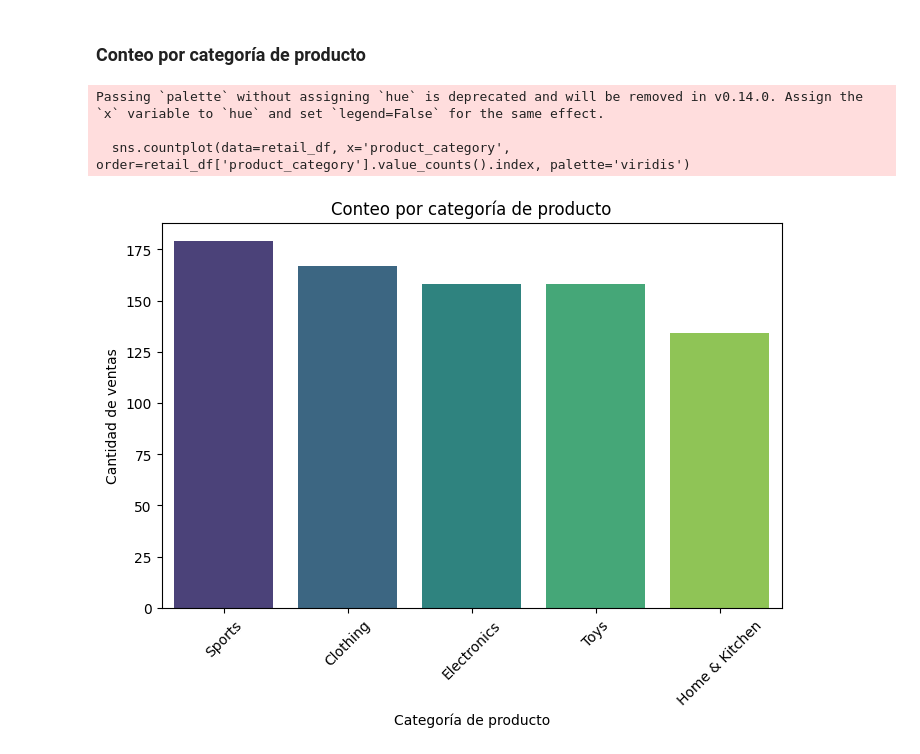
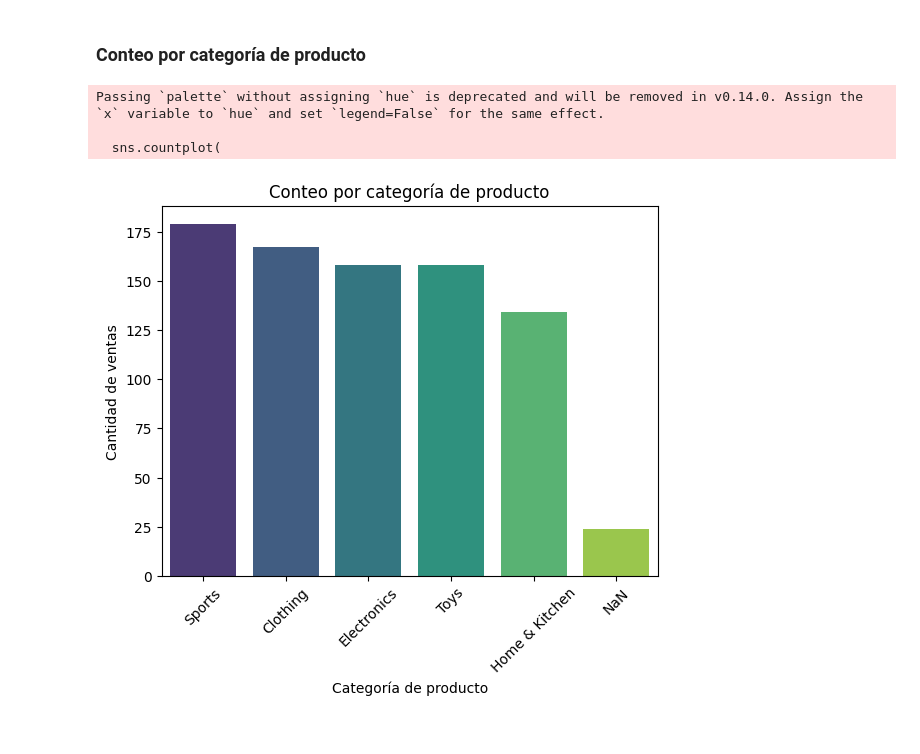
Before and after one commit to HEstefaniaR/lab6, a Jupyter notebook: notebooks/01_extract_and_EDA.ipynb, the cells around one changed output. Saved outputs shown, nothing was run; the diff lists cells and outputs as text; code cells hidden in the pictures.

```diff
--- a/notebooks/01_extract_and_EDA.ipynb
+++ b/notebooks/01_extract_and_EDA.ipynb
@@ -192,15 +248,24 @@ plt.show()
 # %% [markdown]
 ### Conteo por categoría de producto
 # %%
-plt.figure(figsize=(8,5))
-sns.countplot(data=retail_df, x='product_category', order=retail_df['product_category'].value_counts().index, palette='viridis')
+# Reemplazar NaN por una etiqueta
+retail_df_plot = retail_df.copy()
+retail_df_plot['product_category'] = retail_df_plot['product_category'].fillna("NaN")
+
+sns.countplot(
+    data=retail_df_plot,
+    x='product_category',
+    order=retail_df_plot['product_category'].value_counts().index,
+    palette='viridis'
+)
+
 plt.title('Conteo por categoría de producto')
 plt.xlabel('Categoría de producto')
 plt.ylabel('Cantidad de ventas')
 plt.xticks(rotation=45)
-plt.show() #Que incluya los NAN
+plt.show()
 # %% [output]
 Passing `palette` without assigning `hue` is deprecated and will be removed in v0.14.0. Assign the `x` variable to `hue` and set `legend=False` for the same effect.
 
-  sns.countplot(data=retail_df, x='product_category', order=retail_df['product_category'].value_counts().index, palette='viridis')
+  sns.countplot(
-[figure, old version]
+[figure, new version]
```
Also changed, not shown: parts of 6 cells of this notebook, 5 other files.
